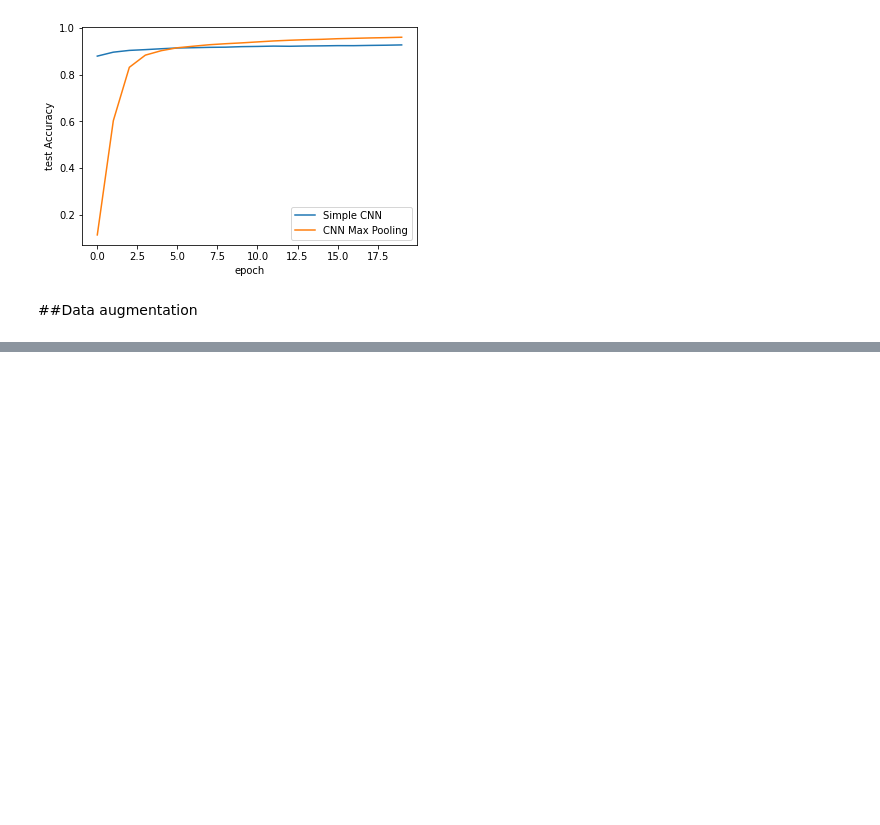
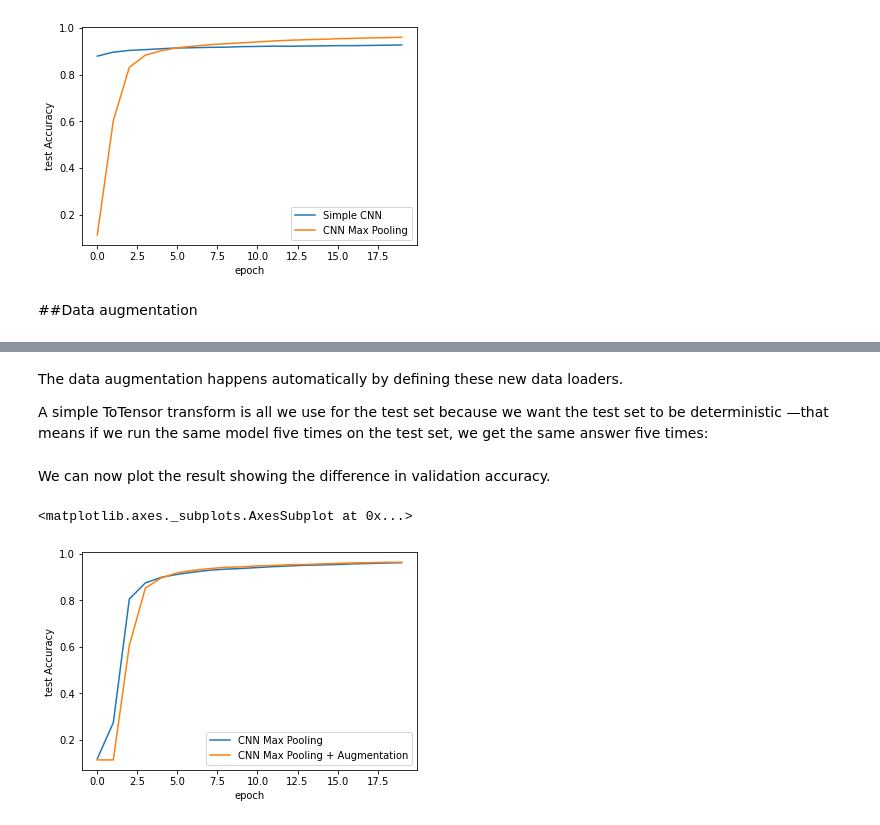
Before and after one commit to rahiakela/deep-learning-research-and-practice, a Jupyter notebook: inside-deep-learing/03-convolutional-neural-networks/01_convolutional_neural_network.ipynb, the cells around one changed output, grey strips where cells are left out. Drawn from its saved outputs; the diff is of its cells as text; code cells hidden in the pictures; blank space fills up the shorter version.

```diff
--- a/inside-deep-learing/03-convolutional-neural-networks/01_convolutional_neural_network.ipynb
+++ b/inside-deep-learing/03-convolutional-neural-networks/01_convolutional_neural_network.ipynb
@@ -583,0 +616,45 @@ sns.lineplot(x="epoch", y="test Accuracy", data=cnn_results_pool, label="CNN Max
+# %% [markdown]
+The data augmentation happens automatically by defining these new
+data loaders.
+
+A simple ToTensor transform is all we use for the test set because we want
+the test set to be deterministic —that means if we run the same model five times on the test set, we get the same answer five times:
+# %%
+K = 3
+
+model_cnn_pool = nn.Sequential(
+  nn.Conv2d(C, filters, K, padding=K // 2),
+  nn.Tanh(),
+  nn.Conv2d(filters, filters, K, padding=K // 2),
+  nn.Tanh(),
+  nn.Conv2d(filters, filters, K, padding=K // 2),
+  nn.Tanh(),
+  nn.MaxPool2d(2),
+  nn.Conv2d(filters, 2 * filters, K, padding=K // 2),
+  nn.Tanh(),
+  nn.Conv2d(2 * filters, 2 * filters, K, padding=K // 2),
+  nn.Tanh(),
+  nn.Conv2d(2 * filters, 2 * filters, K, padding=K // 2),
+  nn.Tanh(),
+  nn.MaxPool2d(2),
+
+  nn.Flatten(),                              # Convert from (B, C, W, H) ->(B, D). This way we can use a Linear layer after
+  # Because pooling a 2x2 grid down to one value means going from four values to one, and we do this twice
+  nn.Linear(2 * filters * D // (4**2), classes)
+)
+# %%
+cnn_results_pool_augmented = train_simple_network(model_cnn_pool,
+                                                  loss_func,
+                                                  mnist_train_loader_transformed,
+                                                  test_loader=mnist_test_loader_transformed,
+                                                  score_funcs={"Accuracy": accuracy_score},
+                                                  device=device,
+                                                  epochs=20)
+# %% [markdown]
+We can now plot the result showing the difference in validation accuracy.
+# %%
+sns.lineplot(x="epoch", y="test Accuracy", data=cnn_results_pool, label="CNN Max Pooling")
+sns.lineplot(x="epoch", y="test Accuracy", data=cnn_results_pool_augmented, label="CNN Max Pooling + Augmentation")
+# %% [output]
+<matplotlib.axes._subplots.AxesSubplot at 0x...>
+[figure, added]
```
Also changed, not shown: parts of 6 cells of this notebook.
